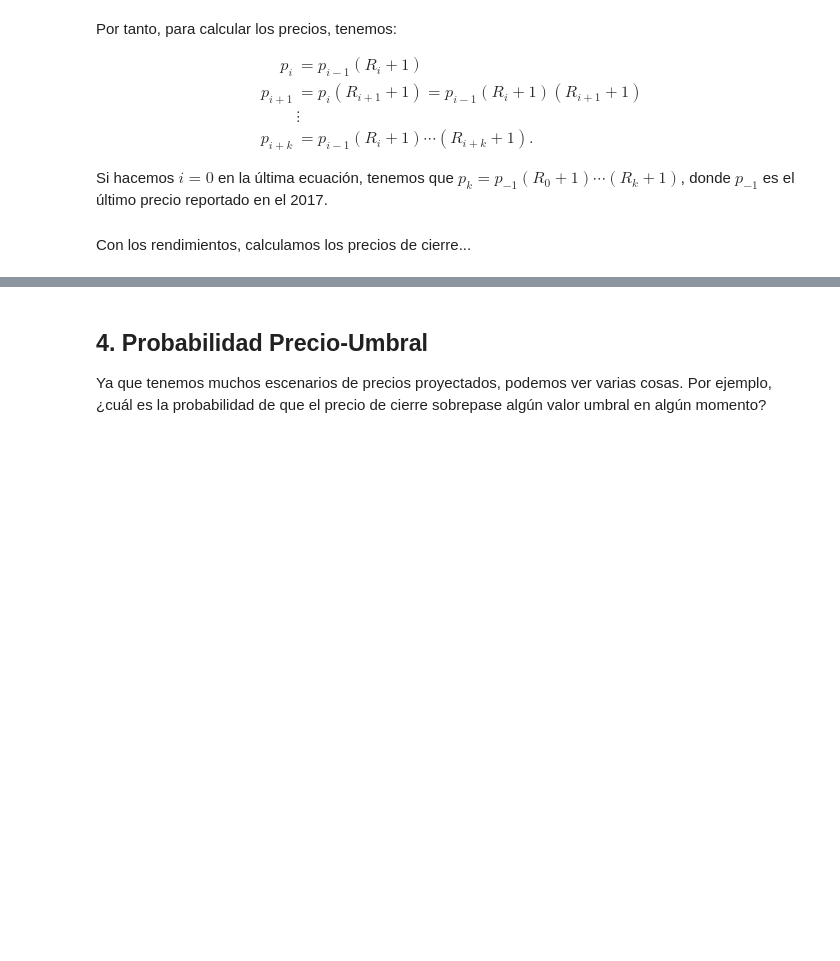
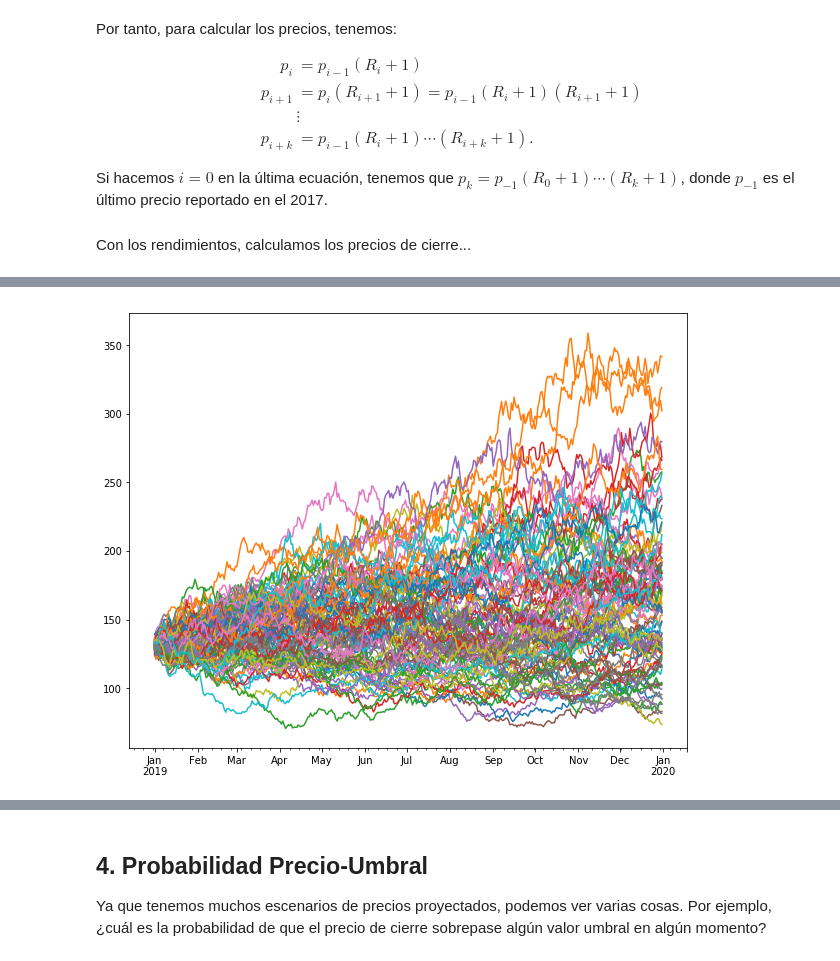
Before and after one commit to adangonzep/SimMat2019-Verano, a Jupyter notebook: Módulo 2/Clase13_ProbabilidadPrecioUmbral .ipynb, the cells around one changed output, grey strips where cells are left out. Drawn from its saved outputs; the diff is of its cells as text; code cells hidden in the pictures; blank space fills up the shorter version.

```diff
--- a/Módulo 2/Clase13_ProbabilidadPrecioUmbral .ipynb
+++ b/Módulo 2/Clase13_ProbabilidadPrecioUmbral .ipynb
@@ -188,0 +185,7 @@ Con los rendimientos, calculamos los precios de cierre...
+# %%
+# Obtenemos los precios
+precios_simulados_FB = cierre.iloc[-1].FB*((sim_Ret_FB+1).cumprod())
+precios_simulados_FB
+
+precios_simulados_TESLA = cierre.iloc[-1].TSLA*((sim_Ret_TESLA+1).cumprod())
+precios_simulados_TESLA
@@ -188,0 +211,5 @@ Con los rendimientos, calculamos los precios de cierre...
+# %%
+# Graficar
+precios_simulados_FB.plot(figsize=(10,8),legend=False);
+# %% [output]
+[figure, added]
```
Also changed, not shown: parts of 8 cells of this notebook, 1 other file.
